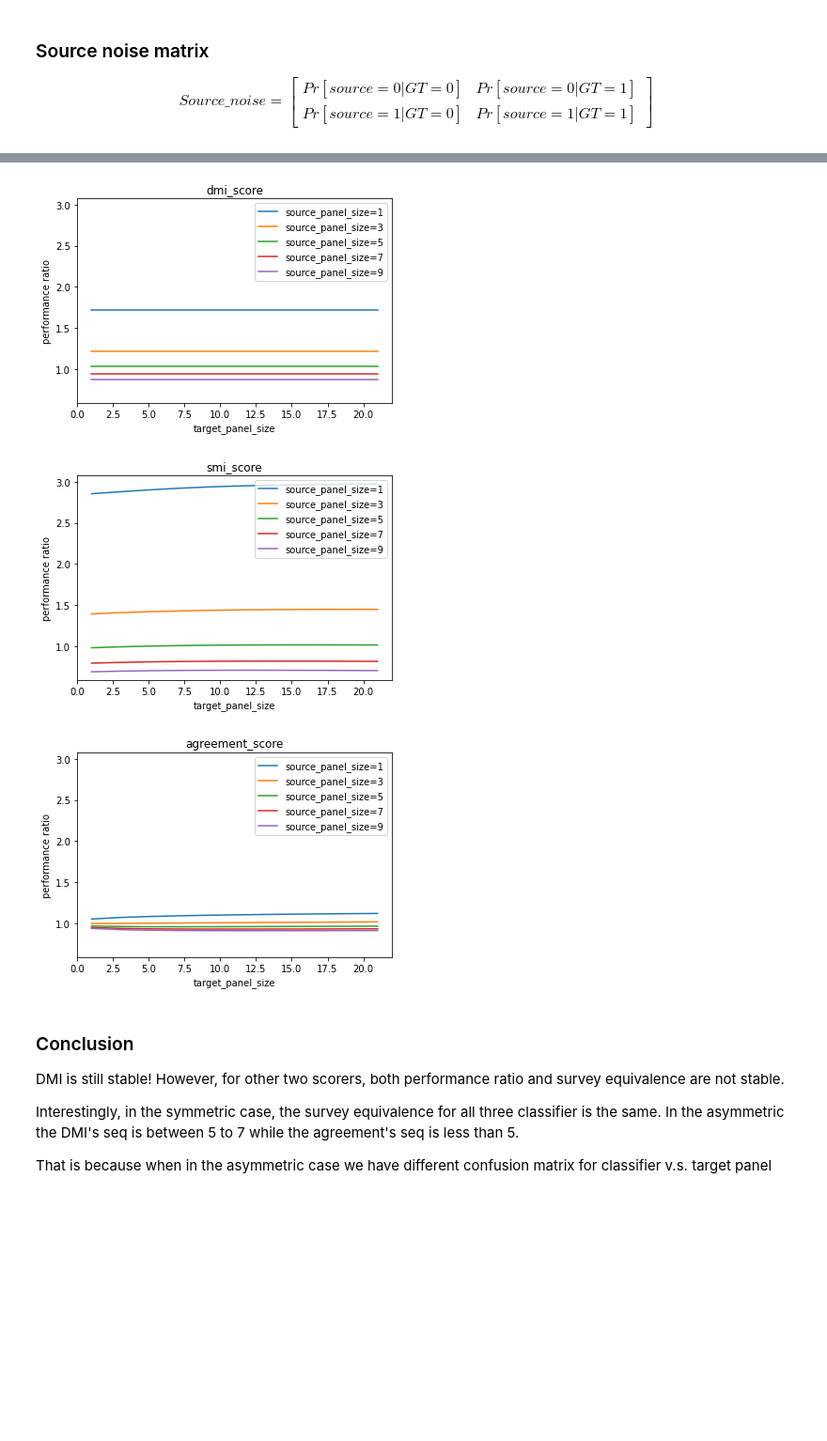
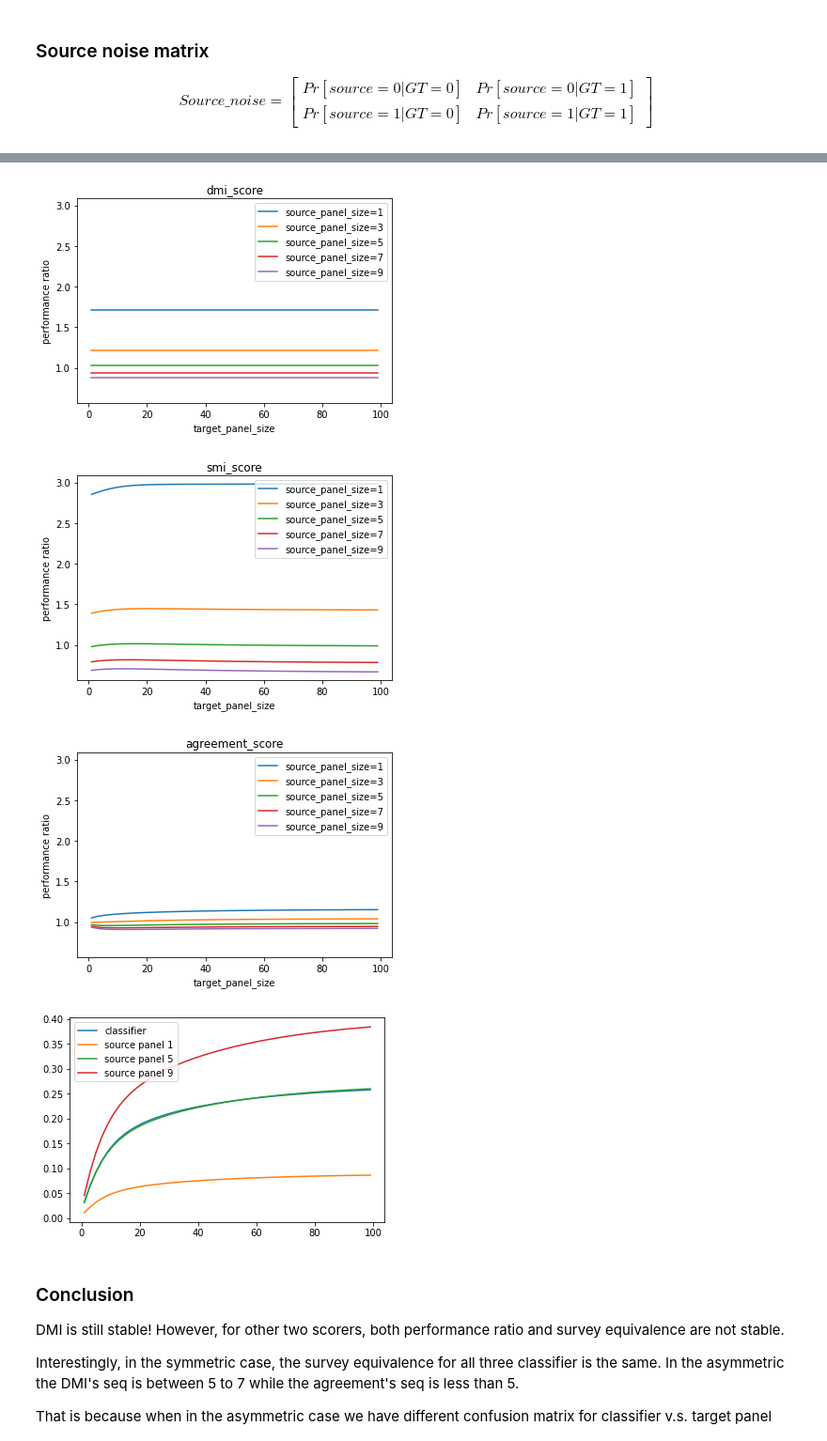
Before and after one commit to presnick/surveyequivalence, a Jupyter notebook: simulations/experiment_notebook.ipynb, the cells around one changed output, grey strips where cells are left out. Shown at 94% size. Cells and saved outputs as stored; diff of their text form; code cells hidden in the pictures; blank space fills up the shorter version.

```diff
--- a/simulations/experiment_notebook.ipynb
+++ b/simulations/experiment_notebook.ipynb
@@ -124,8 +124,24 @@ def smi( u ):
     for i in range(m):
    	    for j in range(n):
    		    if u[i][j] != 0:
-   			    v = v + u[i][j] * (np.log(u[i][j])-np.log(ux[i]*uy[j]))
+   			    v = v + u[i][j] * (np.log2(u[i][j])-np.log2(ux[i]*uy[j]))
     return v
+
+# def smi_entropy(u):
+#     import numpy as np
+#     m,n = u.shape
+#     v = 0
+#     ux = np.empty(m)
+#     uy = np.empty(n)
+#     for i in range(m):
+#        	ux[i] = sum(u[i,:])
+#     for j in range(n):
+#    	    uy[j] = sum(u[:,j])
+#     for i in range(m):
+#    	    for j in range(n):
+#    		    if u[i][j] != 0:
+#    			    v = v + ux[i] * (np.log(uy[j])) #change this later
+#     return v
 
 def acc( u ):
     "This calculates the agreement score of joint distribution u"
@@ -577,7 +593,7 @@ p_pos = 0.6
 
 GT = np.array([[0.6,0.],[0.,0.4]])
 
-target_panel_sizes = [1,3,5,7,9,11,13,15,17,19,21]
+target_panel_sizes = [i*2 + 1 for i in range(50)]
 source_panel_size = [1,3,5,7,9]
 
 q = 0.8
@@ -588,6 +604,7 @@ classifier_confusion = np.dot(classifier_noise,GT)
 fig_dmi = plt.figure().add_subplot()
 fig_smi = plt.figure().add_subplot()
 fig_acc = plt.figure().add_subplot()
+fig_classifier_vs_source = plt.figure().add_subplot()
 
 y_lim_max = 0
 y_lim_min = 100
@@ -599,6 +616,10 @@ for s_size in source_panel_size:
     dmi_score = []
     smi_score = []
     acc_score = []
+    classifier_score = []
+    source_panel_score = []
+    zero_panel_score = []
+
     for t in target_panel_sizes:
 
         t_noise = calc_panel_noise_matrix(p_neg=p_neg,p_pos=p_pos,panel_size=t)
@@ -609,6 +630,9 @@ for s_size in source_panel_size:
         dmi_score.append(dmi(t_vs_classifier_confusion)/dmi(t_vs_source_confusion))
         smi_score.append(smi(t_vs_classifier_confusion)/smi(t_vs_source_confusion))
         acc_score.append(acc(t_vs_classifier_confusion)/acc(t_vs_source_confusion))
+
+        classifier_score.append(smi(t_vs_classifier_confusion))
+        source_panel_score.append(smi(t_vs_source_confusion))
 
 
     y_lim_max = np.max([y_lim_max,np.max(dmi_score),np.max(smi_score),np.max(acc_score)])
@@ -621,6 +645,15 @@ for s_size in source_panel_size:
 
     print(f'smi_score : ratio between performance ratios of smallest and largest target size:\t\t{smi_score[0]/smi_score[-1]}')
     print(f'\t\t smallest performance ratio {np.min(smi_score)}, \t largest {np.max(smi_score)}')
+    if s_size in [1,5,9]:
+        print(f'\t\t performance ratio',smi_score)
+        print(f'\t\t classifier_score',classifier_score)
+        print(f'\t\t source_panel_score',source_panel_score)
+        if s_size == 1:
+            fig_classifier_vs_source.plot(target_panel_sizes,classifier_score,label='classifier')
+        fig_classifier_vs_source.plot(target_panel_sizes,source_panel_score,label='source panel '+str(s_size))
+        fig_classifier_vs_source.legend()
+
     print(f'\t\t performance ratio for t=inf: {smi(classifier_confusion)/smi(source_panel)}\n')
 
     print(f'agreement_score : ratio between performance ratios of smallest and largest target size:\t\t{acc_score[0]/acc_score[-1]}')
@@ -673,8 +706,9 @@ agreement_score : ratio between performance ratios of smallest and largest targe
                  smallest performance ratio 0.9111533065503983,          largest 0.9388430978194788
                  performance ratio for t=inf: 0.9259081967958186
-[figure, old version]
+[figure, new version]
-[figure, old version]
+[figure, new version]
-[figure, old version]
+[figure, new version]
+[figure, added]
 # %% [markdown]
 ### Conclusion
 
```
Also changed, not shown: parts of 13 cells of this notebook.
